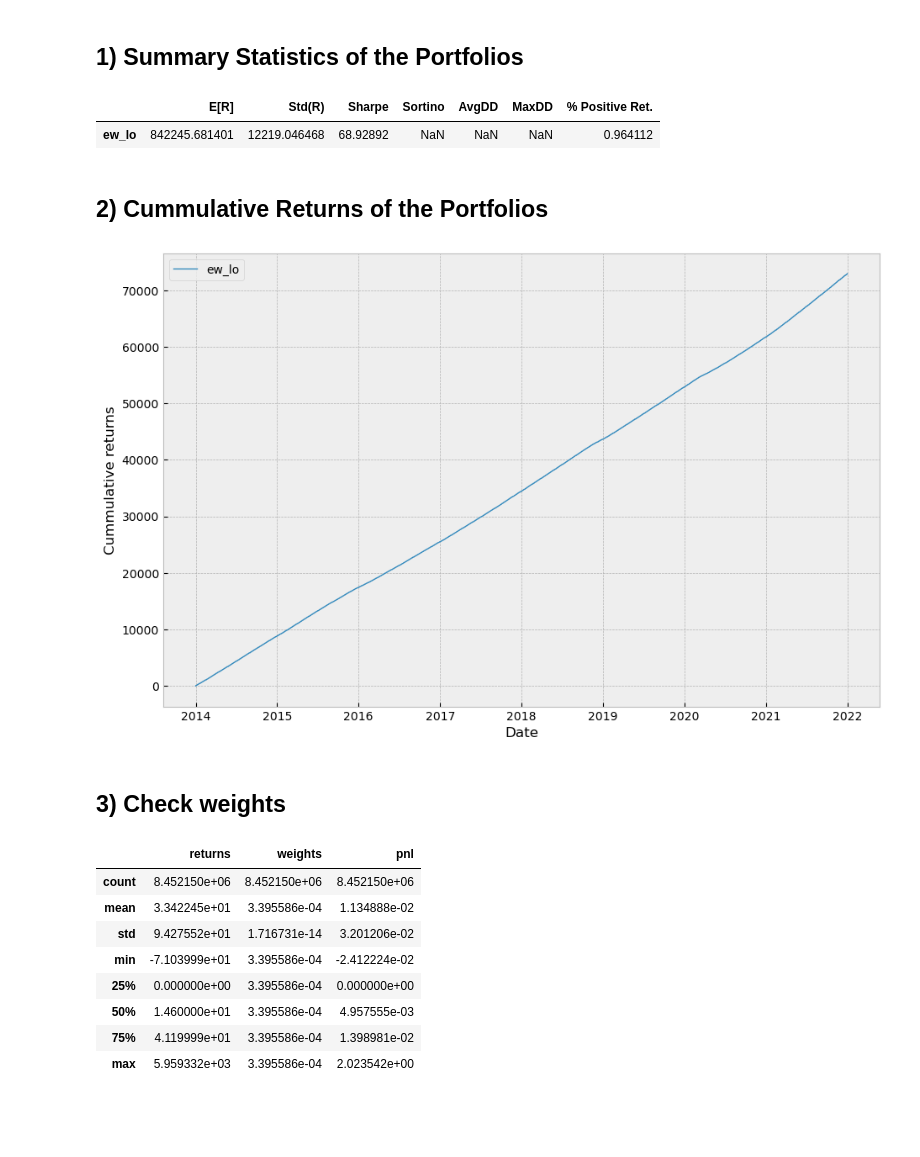
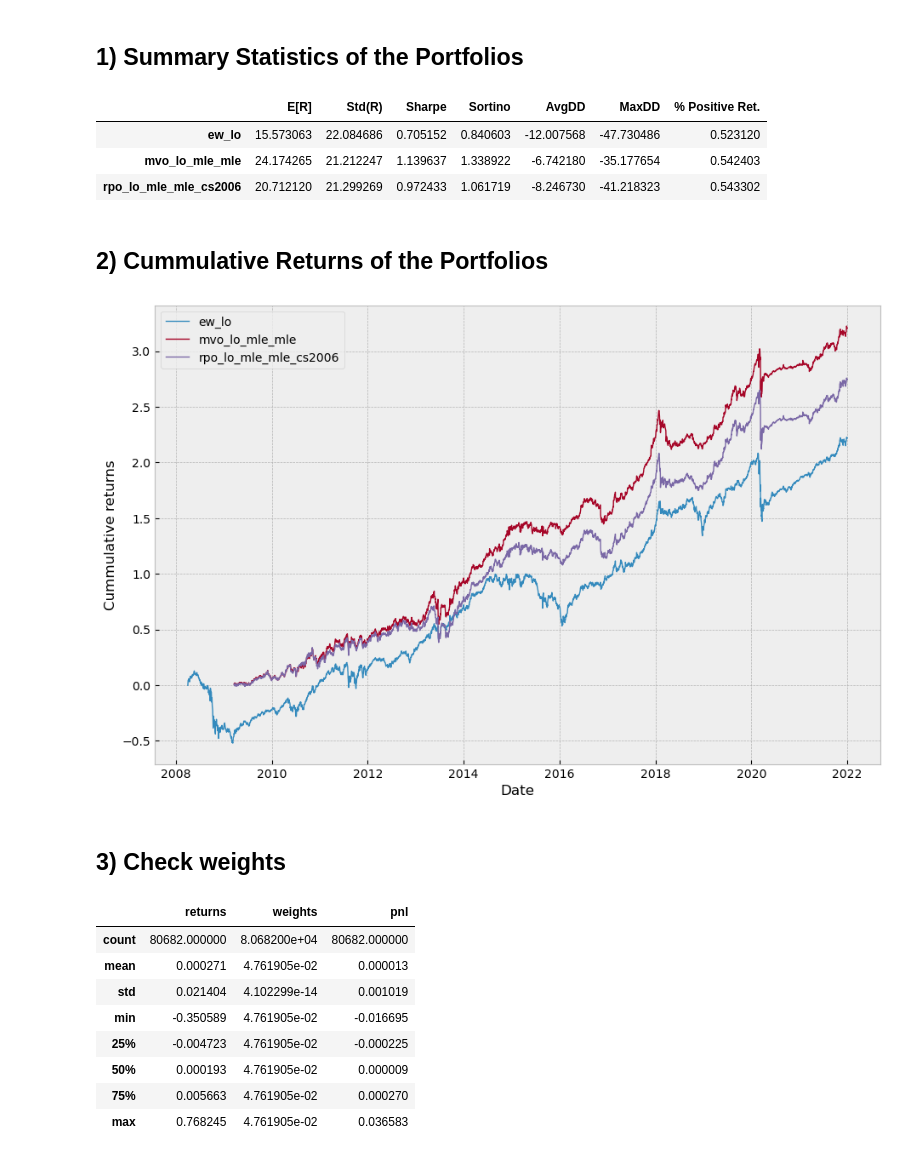
Before and after one commit to dcuoliveira/rpowbe, a Jupyter notebook: src/results_debug.ipynb, the cells around one changed output. Drawn from its saved outputs; the diff is of its cells as text; code cells hidden in the pictures; blank space fills up the shorter version.

```diff
--- a/src/results_debug.ipynb
+++ b/src/results_debug.ipynb
@@ -14,10 +14,12 @@ plt.rcParams['lines.linewidth'] = 1
 # %%
 model_names = [
 
-    "ew_lo",
+    "ew_lo", "mvo_lo_mle_mle", "rpo_lo_mle_mle_cs2006",
 
 ]
 stats_order = ["E[R]", "Std(R)", "Sharpe", "Sortino", "AvgDD", "MaxDD", "% Positive Ret."]
+
+vol_target = 0.2
 # %%
 all_summary = []
 
@@ -45,8 +47,10 @@ all_summary_df = pd.concat(all_summary, axis=0)
 all_stats = {}
 for model in model_names:
 
-    portfolio_returns = torch.tensor(all_summary_df.loc[all_summary_df["model"] == model].groupby("date").sum()["pnl"])
-    stats = compute_summary_statistics(portfolio_returns=portfolio_returns)
+    portfolio_returns = all_summary_df.loc[all_summary_df["model"] == model].groupby("date").sum()[["pnl"]]
+    portfolio_vol = (portfolio_returns.rolling(window=252).std() * np.sqrt(252)).shift(1)
+    portfolio_returns_target =  torch.tensor((portfolio_returns * (vol_target / portfolio_vol)).dropna().to_numpy())
+    stats = compute_summary_statistics(portfolio_returns=portfolio_returns_target)
 
     all_stats[model] = stats
 all_stats_df = pd.DataFrame(all_stats).T[stats_order]
@@ -54,24 +58,31 @@ all_stats_df = pd.DataFrame(all_stats).T[stats_order]
 display(HTML(all_stats_df.to_html()))
 # %% [output]
 |  | E[R] | Std(R) | Sharpe | Sortino | AvgDD | MaxDD | % Positive Ret. |
-| ew_lo | 842245.681401 | 12219.046468 | 68.92892 | NaN | NaN | NaN | 0.964112 |
+| ew_lo | 15.573063 | 22.084686 | 0.705152 | 0.840603 | -12.007568 | -47.730486 | 0.523120 |
+| mvo_lo_mle_mle | 24.174265 | 21.212247 | 1.139637 | 1.338922 | -6.742180 | -35.177654 | 0.542403 |
+| rpo_lo_mle_mle_cs2006 | 20.712120 | 21.299269 | 0.972433 | 1.061719 | -8.246730 | -41.218323 | 0.543302 |
 # %% [markdown]
 ## 2) Cummulative Returns of the Portfolios
 # %%
 
 fig, ax = plt.subplots(figsize=(11, 7))
 for model in model_names:
     summary_df = all_summary_df.loc[all_summary_df["model"] == model]
-    cum_pnl_df = summary_df.groupby("date").sum()[["pnl"]].loc["2014-01-01":].cumsum().reset_index()
+
+    portfolio_returns =  summary_df.groupby("date").sum()[["pnl"]]
+    portfolio_vol = (portfolio_returns.rolling(window=252).std() * np.sqrt(252)).shift(1)
+    portfolio_returns_target = (portfolio_returns * (vol_target / portfolio_vol)).dropna()
+
+    cum_pnl_df = portfolio_returns_target.loc["2007-01-01":].cumsum().reset_index()
     ax.plot(pd.to_datetime(cum_pnl_df['date']), cum_pnl_df["pnl"], label=model)
 
 plt.xlabel("Date")
 plt.ylabel("Cummulative returns")
 plt.legend(loc='best', fontsize=10)
 # fig.savefig('img/' + ticker + '_' + key1 + '_fs_methods.png')
 plt.show()
 # %% [output]
-[figure, old version]
+[figure, new version]
 # %% [markdown]
 ## 3) Check weights
 # %%
@@ -79,14 +90,14 @@ check_name = model_names[0]
 all_summary_df.loc[(all_summary_df["model"] == check_name), ["returns", "weights", "pnl"]].describe()
 # %% [output]
 |  | returns | weights | pnl |
-| count | 8.452150e+06 | 8.452150e+06 | 8.452150e+06 |
-| mean | 3.342245e+01 | 3.395586e-04 | 1.134888e-02 |
-| std | 9.427552e+01 | 1.716731e-14 | 3.201206e-02 |
-| min | -7.103999e+01 | 3.395586e-04 | -2.412224e-02 |
-| 25% | 0.000000e+00 | 3.395586e-04 | 0.000000e+00 |
-| 50% | 1.460000e+01 | 3.395586e-04 | 4.957555e-03 |
-| 75% | 4.119999e+01 | 3.395586e-04 | 1.398981e-02 |
-| max | 5.959332e+03 | 3.395586e-04 | 2.023542e+00 |
+| count | 80682.000000 | 8.068200e+04 | 80682.000000 |
+| mean | 0.000271 | 4.761905e-02 | 0.000013 |
+| std | 0.021404 | 4.102299e-14 | 0.001019 |
+| min | -0.350589 | 4.761905e-02 | -0.016695 |
+| 25% | -0.004723 | 4.761905e-02 | -0.000225 |
+| 50% | 0.000193 | 4.761905e-02 | 0.000009 |
+| 75% | 0.005663 | 4.761905e-02 | 0.000270 |
+| max | 0.768245 | 4.761905e-02 | 0.036583 |
 # %%
 all_summary_df.loc[all_summary_df["returns"] >= 100]
 # %% [output]
```
Also changed, not shown: parts of 2 cells of this notebook.
